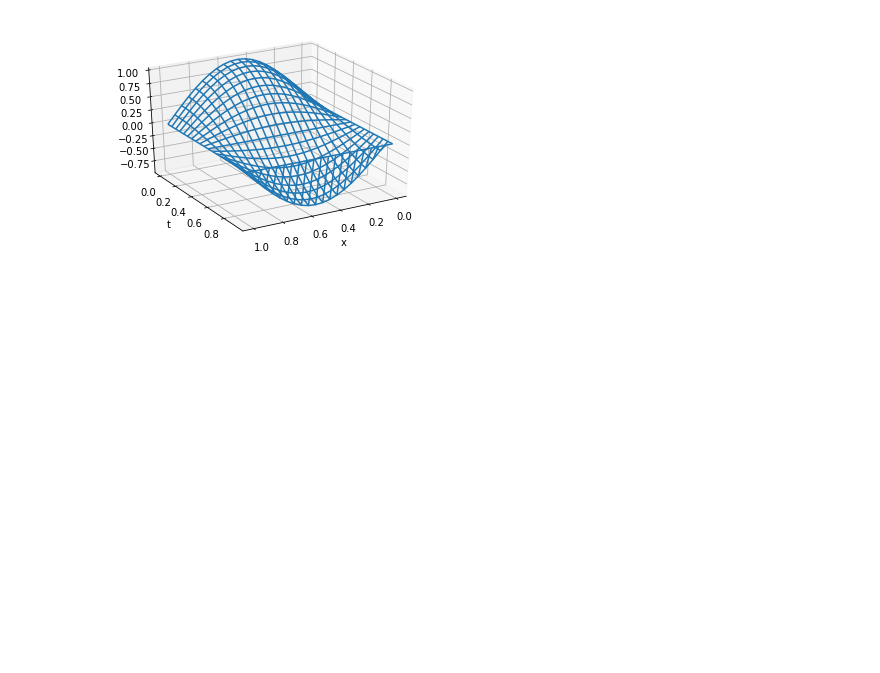
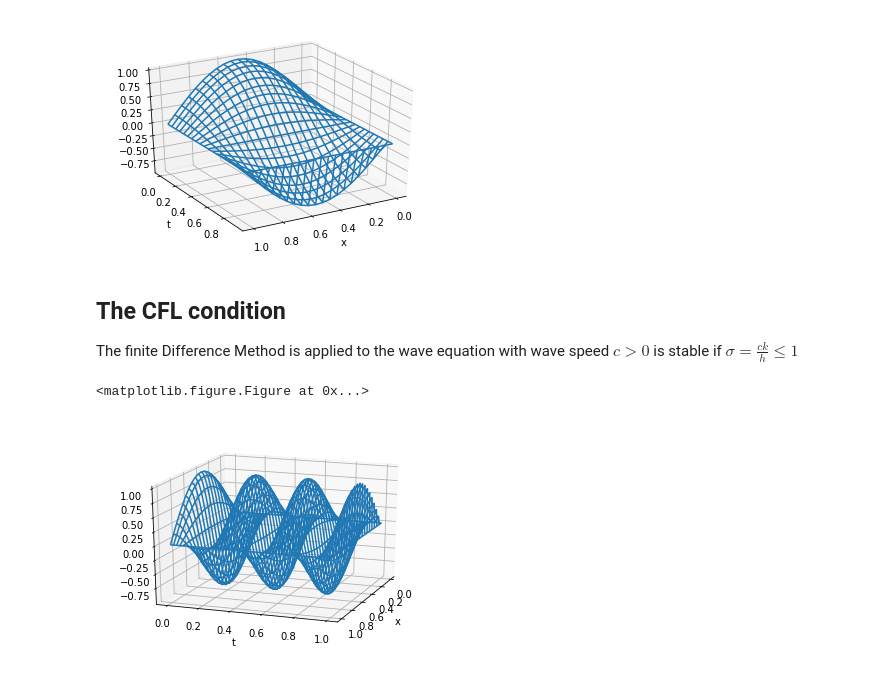
Before and after one commit to Jim00000/Numerical-Analysis, a Jupyter notebook: 8_Partial_Differential_Equations.ipynb, the cells around one changed output. Saved outputs shown, nothing was run; the diff lists cells and outputs as text; code cells hidden in the pictures; blank space fills up the shorter version.

Commit message:
Add CFL condition

```diff
--- a/8_Partial_Differential_Equations.ipynb
+++ b/8_Partial_Differential_Equations.ipynb
@@ -443,3 +443,68 @@ wavefd(0, 1, 0, 1, 20, 20)
 # %% [output]
 <matplotlib.figure.Figure at 0x...>
 [figure]
+# %% [markdown]
+## The CFL condition
+
+The finite Difference Method is applied to the wave equation with wave speed $c > 0$ is stable if $\sigma = \frac{ck}{h} \leq 1$
+# %%
+def wavefd_cfl(xl, xr, yb, yt, M, N, C = 1):
+    c = C
+    h = (xr - xl) / M
+    k = (yt - yb) / N
+
+    if c * k > h:
+        raise ValueError("CFL condition 'c * k <= h' is not satisfied, c * k is %f and h is %f" %(c * k, h) )
+
+    m = M - 1
+    n = N
+
+    sigma = c * k / h
+
+    f = lambda x : np.sin(x * np.pi)
+    l = lambda x : 0 * x
+    r = lambda x : 0 * x
+    g = lambda x : 0 * x
+
+    lside = l(yb + np.arange(n) * k)
+    rside = r(yb + np.arange(n) * k)
+
+    A = np.diag((2 - 2 * sigma ** 2) * np.ones(m)) + \
+        np.diag((sigma ** 2) * np.ones(m - 1), 1) + \
+        np.diag((sigma ** 2) * np.ones(m - 1), -1)
+
+    '''Initial condition'''
+    w = np.zeros(n * m).reshape(n, m).astype(np.float128)
+    xv = np.linspace(0, 1, M + 1)[1:-1]
+    w[0, :] = f(xv)
+    w[1, :] = 0.5 * np.matmul(A, w[0, :]) + \
+              k * g(xv) + \
+              0.5 * np.power(sigma, 2) * np.array([lside[0], *np.zeros(m - 2), rside[0]])
+
+    for i in range(2, n - 1):
+        w[i,:] = np.matmul(A, w[i-1,:]) - w[i-2,:] + np.power(sigma, 2) * \
+                 np.array([lside[i-1], *np.zeros(m - 2), rside[i-1]])
+
+
+    w = np.column_stack([lside, w, rside])
+    x = xl + np.arange(0, m + 2) * h
+    t = yb + np.arange(0, n) * k
+
+    X, T = np.meshgrid(x, t)
+
+    fig = plt.figure()
+    ax = fig.gca(projection='3d')
+    stride = 0
+    ax.plot_wireframe(X[stride:], T[stride:], w[stride:])
+#     ax.plot_surface(X[stride:], T[stride:], w[stride:])
+    ax.view_init(azim=20, elev=20)
+    plt.xlabel('x')
+    plt.ylabel('t')
+    plt.show()
+    plt.clf()
+
+
+wavefd_cfl(0, 1, 0, 1, 20, 200, 6)
+# %% [output]
+<matplotlib.figure.Figure at 0x...>
+[figure, added]
```
Also changed, not shown: parts of 1 cell of this notebook.
